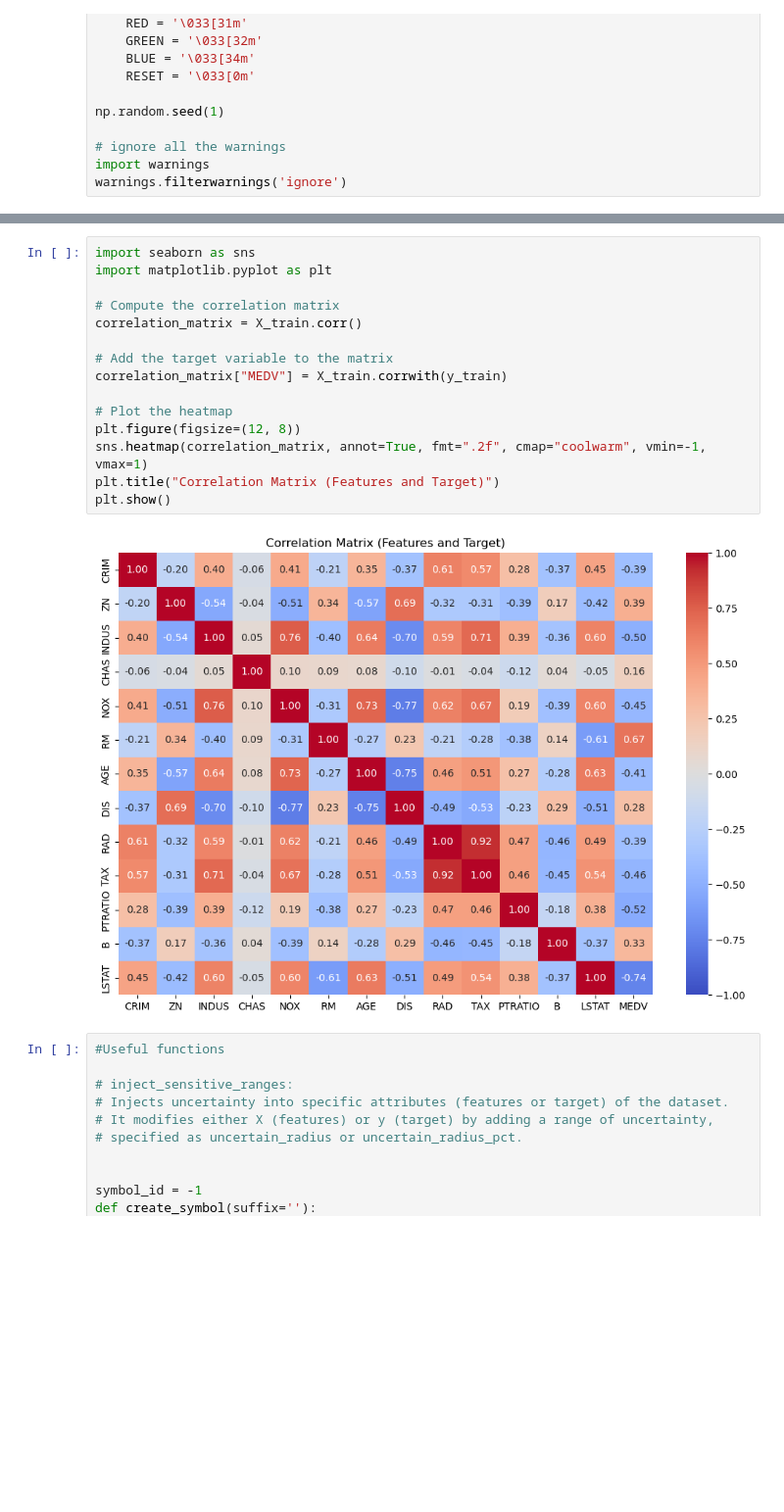
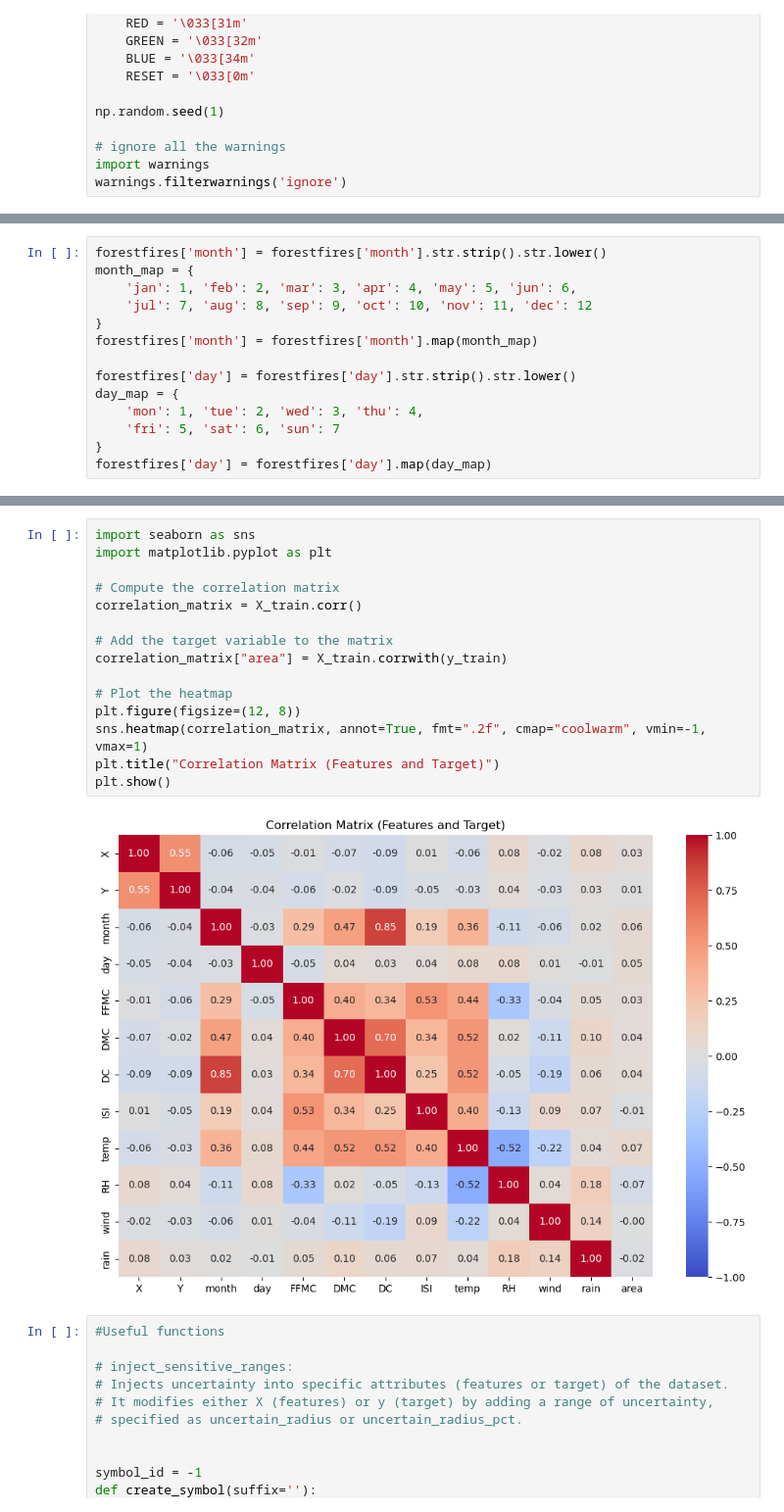
Before and after one commit to rx-72/Dataset-Robustness-Classification-and-Error-Testing, a Jupyter notebook: Testing/forestfires/Lattice_vs_normal_discretization_boston(LinReg, MSE).ipynb, the cells around one changed output, grey strips where cells are left out. Shown at 98% size. Drawn from its saved outputs; the diff is of its cells as text; blank space fills up the shorter version.

Commit message:
forestfire maybe

```diff
--- a/Testing/forestfires/Lattice_vs_normal_discretization_boston(LinReg, MSE).ipynb
+++ b/Testing/forestfires/Lattice_vs_normal_discretization_boston(LinReg, MSE).ipynb
@@ -83,0 +94,14 @@ memory usage: 52.6+ KB
+# %%
+forestfires['month'] = forestfires['month'].str.strip().str.lower()
+month_map = {
+    'jan': 1, 'feb': 2, 'mar': 3, 'apr': 4, 'may': 5, 'jun': 6,
+    'jul': 7, 'aug': 8, 'sep': 9, 'oct': 10, 'nov': 11, 'dec': 12
+}
+forestfires['month'] = forestfires['month'].map(month_map)
+
+forestfires['day'] = forestfires['day'].str.strip().str.lower()
+day_map = {
+    'mon': 1, 'tue': 2, 'wed': 3, 'thu': 4,
+    'fri': 5, 'sat': 6, 'sun': 7
+}
+forestfires['day'] = forestfires['day'].map(day_map)
@@ -110,20 +143,20 @@ best_feature
 # %%
 import seaborn as sns
 import matplotlib.pyplot as plt
 
 # Compute the correlation matrix
 correlation_matrix = X_train.corr()
 
 # Add the target variable to the matrix
-correlation_matrix["MEDV"] = X_train.corrwith(y_train)
+correlation_matrix["area"] = X_train.corrwith(y_train)
 
 # Plot the heatmap
 plt.figure(figsize=(12, 8))
 sns.heatmap(correlation_matrix, annot=True, fmt=".2f", cmap="coolwarm", vmin=-1, vmax=1)
 plt.title("Correlation Matrix (Features and Target)")
 plt.show()
 # %% [output]
-[figure, old version]
+[figure, new version]
 # %%
 #Useful functions
 
```
Also changed, not shown: parts of 11 cells of this notebook, 1 other file.
